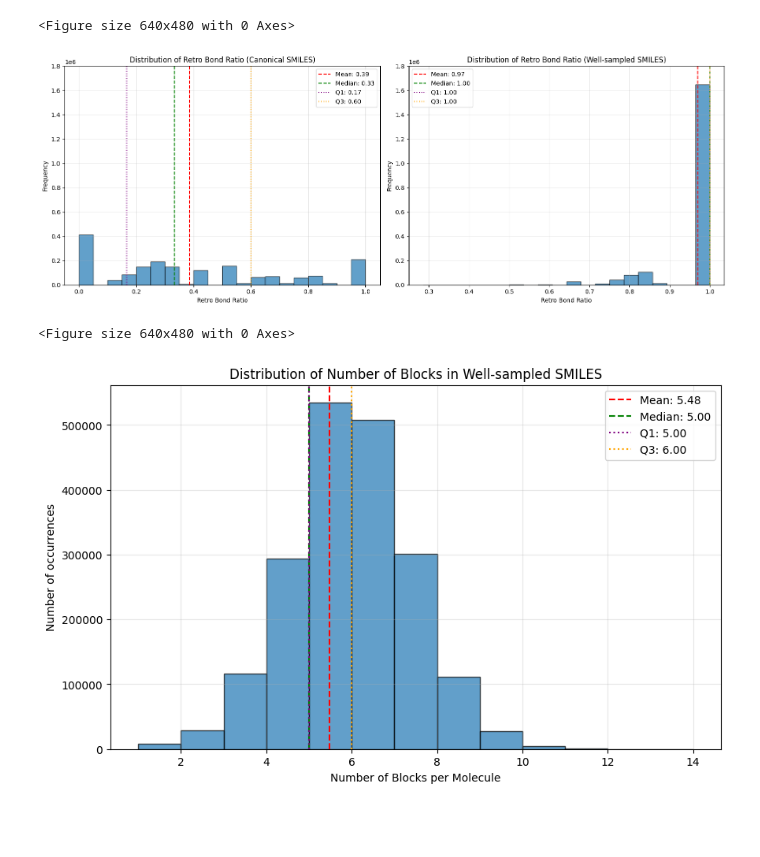
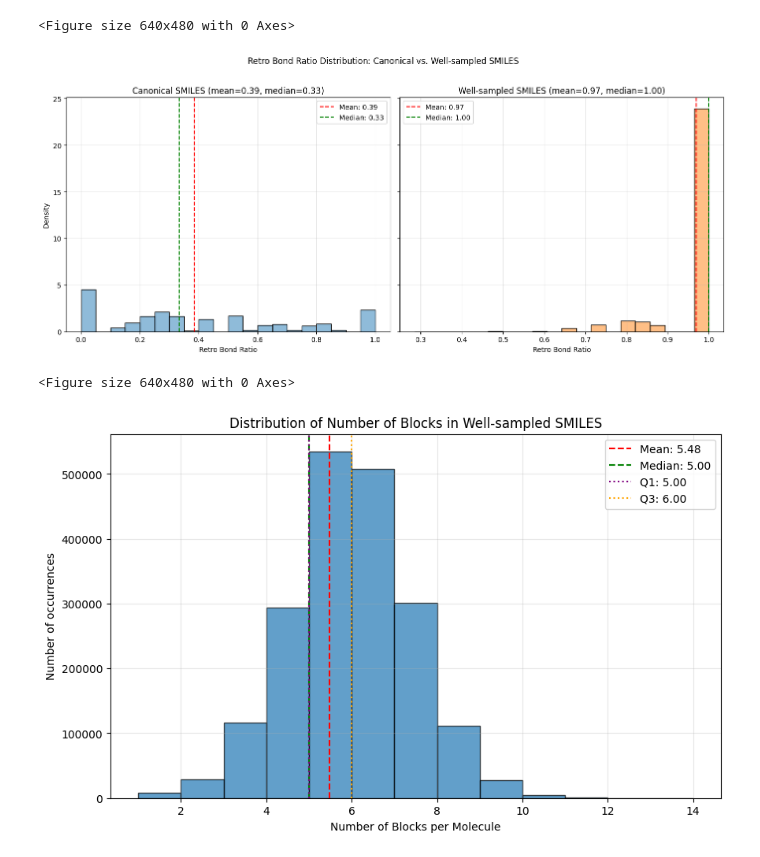
Before and after one commit to EtienneReboul/smiles_blocks, a Jupyter notebook: notebooks/5-er-smiles_fragmentation_results_analysis.ipynb, the cells around one changed output. Cells and saved outputs as stored; diff of their text form; code cells hidden in the pictures; blank space fills up the shorter version.

Commit message:
improve readability of fragmentation results figures

```diff
--- a/notebooks/5-er-smiles_fragmentation_results_analysis.ipynb
+++ b/notebooks/5-er-smiles_fragmentation_results_analysis.ipynb
@@ -101,53 +101,51 @@ plt.clf()
 # %%
 # Combine the dataframes for analysis
 df_can = moses_blocked_df.query("retro_bond_ratio >= 0.0").copy()
 df_well = well_sample_blocked_df.query("retro_bond_ratio >= 0.0").copy()
 
 # Add source column to identify the dataset
 df_can['source'] = 'Canonical SMILES'
 df_well['source'] = 'Well-sampled SMILES'
 
 # Combine the dataframes
 combined_df = pd.concat([df_can, df_well], ignore_index=True)
 
-# Create figure for comparing distributions with transparent background
-fig, axes = plt.subplots(1, 2, figsize=(16, 6), facecolor='none')
+palette = {'Canonical SMILES': '#1f77b4', 'Well-sampled SMILES': '#ff7f0e'}
+
+# Create figure comparing distributions with a shared y-axis and transparent background
+fig, axes = plt.subplots(1, 2, figsize=(14, 6), sharey=True, facecolor='none')
 fig.patch.set_alpha(0)  # Make figure background transparent
 
-# Plot histograms for both datasets
-for i, source in enumerate(['Canonical SMILES', 'Well-sampled SMILES']):
-    subset = combined_df[combined_df['source'] == source]
+for ax, source in zip(axes, ['Canonical SMILES', 'Well-sampled SMILES']):
+    subset = combined_df.loc[combined_df['source'] == source, 'retro_bond_ratio']
+    color = palette[source]
 
-    # Plot histogram
-    axes[i].hist(subset['retro_bond_ratio'], bins=20, alpha=0.7, edgecolor='black')
+    # Density-normalized histogram
+    sns.histplot(subset, stat='density', bins=20, alpha=0.5, color=color,
+                 edgecolor='black', ax=ax)
 
-    # Add statistics lines
-    mean_val = subset['retro_bond_ratio'].mean()
-    median_val = subset['retro_bond_ratio'].median()
-    q1 = subset['retro_bond_ratio'].quantile(0.25)
-    q3 = subset['retro_bond_ratio'].quantile(0.75)
+    # Add mean/median reference lines
+    mean_val = subset.mean()
+    median_val = subset.median()
+    ax.axvline(mean_val, color='red', linestyle='--', linewidth=1.5, label=f'Mean: {mean_val:.2f}')
+    ax.axvline(median_val, color='green', linestyle='--', linewidth=1.5, label=f'Median: {median_val:.2f}')
 
-    axes[i].axvline(mean_val, color='red', linestyle='--', label=f'Mean: {mean_val:.2f}')
-    axes[i].axvline(median_val, color='green', linestyle='--', label=f'Median: {median_val:.2f}')
-    axes[i].axvline(q1, color='purple', linestyle=':', label=f'Q1: {q1:.2f}')
-    axes[i].axvline(q3, color='orange', linestyle=':', label=f'Q3: {q3:.2f}')
+    # Title bakes in the summary stats so the two panels' difference is visible at a glance
+    ax.set_title(f'{source} (mean={mean_val:.2f}, median={median_val:.2f})')
+    ax.set_xlabel('Retro Bond Ratio')
+    ax.grid(True, alpha=0.3)
+    ax.patch.set_alpha(0)  # Make subplot background transparent
+    ax.legend()
 
-    # Set labels, title, and y-axis limit
-    axes[i].set_xlabel('Retro Bond Ratio')
-    axes[i].set_ylabel('Frequency')
-    axes[i].set_title(f'Distribution of Retro Bond Ratio ({source})')
-    axes[i].set_ylim(0, 1_800_000)
-    axes[i].legend()
-    axes[i].grid(True, alpha=0.3)
-    axes[i].patch.set_alpha(0)  # Make subplot background transparent
+axes[0].set_ylabel('Density')
+fig.suptitle('Retro Bond Ratio Distribution: Canonical vs. Well-sampled SMILES', y=1.02)
 
-# Add overall title and adjust layout
 plt.tight_layout()
-plt.savefig(fig_dir / "retro_bond_ratio_distribution_comparison.svg")
+plt.savefig(fig_dir / "retro_bond_ratio_distribution_comparison.svg", bbox_inches='tight')
 plt.show()
 plt.clf()
 # %% [output]
-[figure, old version]
+[figure, new version]
 <Figure size 640x480 with 0 Axes>
 # %%
 plt.figure(figsize=(10, 6))
```
Also changed, not shown: parts of 1 cell of this notebook, 2 other files.
